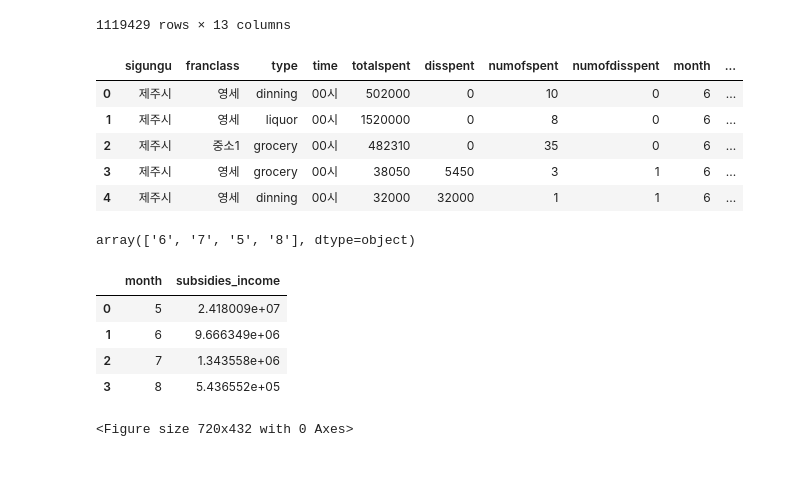
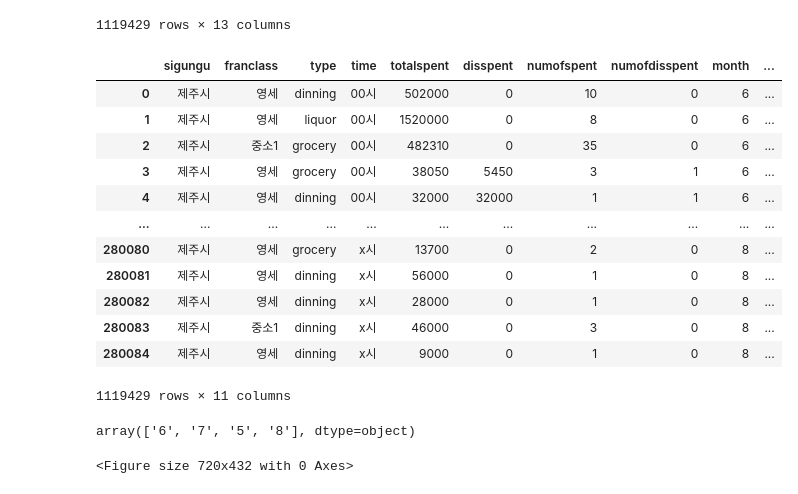
Before and after one commit to yeonghwanchoi/EDA, a Jupyter notebook: EDA_consumtion trend of government subsidies/EDA_jeju.ipynb, the cells around one changed output. Saved outputs shown, nothing was run; the diff lists cells and outputs as text; code cells hidden in the pictures; blank space fills up the shorter version.

```diff
--- a/EDA_consumtion trend of government subsidies/EDA_jeju.ipynb
+++ b/EDA_consumtion trend of government subsidies/EDA_jeju.ipynb
@@ -87,14 +87,21 @@ input_data=type_names.rename()
 for key, value in input_data:
     df["type"].replace(dict.fromkeys(key, value), inplace=True)
 # %%
-df.head()
+df
 # %% [output]
 |  | sigungu | franclass | type | time | totalspent | disspent | numofspent | numofdisspent | month | ... |
 | 0 | 제주시 | 영세 | dinning | 00시 | 502000 | 0 | 10 | 0 | 6 | ... |
 | 1 | 제주시 | 영세 | liquor | 00시 | 1520000 | 0 | 8 | 0 | 6 | ... |
 | 2 | 제주시 | 중소1 | grocery | 00시 | 482310 | 0 | 35 | 0 | 6 | ... |
 | 3 | 제주시 | 영세 | grocery | 00시 | 38050 | 5450 | 3 | 1 | 6 | ... |
 | 4 | 제주시 | 영세 | dinning | 00시 | 32000 | 32000 | 1 | 1 | 6 | ... |
+| ... | ... | ... | ... | ... | ... | ... | ... | ... | ... | ... |
+| 280080 | 제주시 | 영세 | grocery | x시 | 13700 | 0 | 2 | 0 | 8 | ... |
+| 280081 | 제주시 | 영세 | dinning | x시 | 56000 | 0 | 1 | 0 | 8 | ... |
+| 280082 | 제주시 | 영세 | dinning | x시 | 28000 | 0 | 1 | 0 | 8 | ... |
+| 280083 | 제주시 | 중소1 | dinning | x시 | 46000 | 0 | 3 | 0 | 8 | ... |
+| 280084 | 제주시 | 영세 | dinning | x시 | 9000 | 0 | 1 | 0 | 8 | ... |
+1119429 rows × 11 columns
 # %%
 # data preprocessing
 
@@ -109,14 +116,6 @@ df_final['non_subsidies_income']=df_final['total_income']-df_final['subsidies_in
 df_final['month'].unique()
 # %% [output]
 array(['6', '7', '5', '8'], dtype=object)
-# %%
-df_month_group
-# %% [output]
-|  | month | subsidies_income |
-| 0 | 5 | 2.418009e+07 |
-| 1 | 6 | 9.666349e+06 |
-| 2 | 7 | 1.343558e+06 |
-| 3 | 8 | 5.436552e+05 |
 # %%
 # visualization
 #1. subsidies_income by month
```
Also changed, not shown: parts of 5 cells of this notebook.
